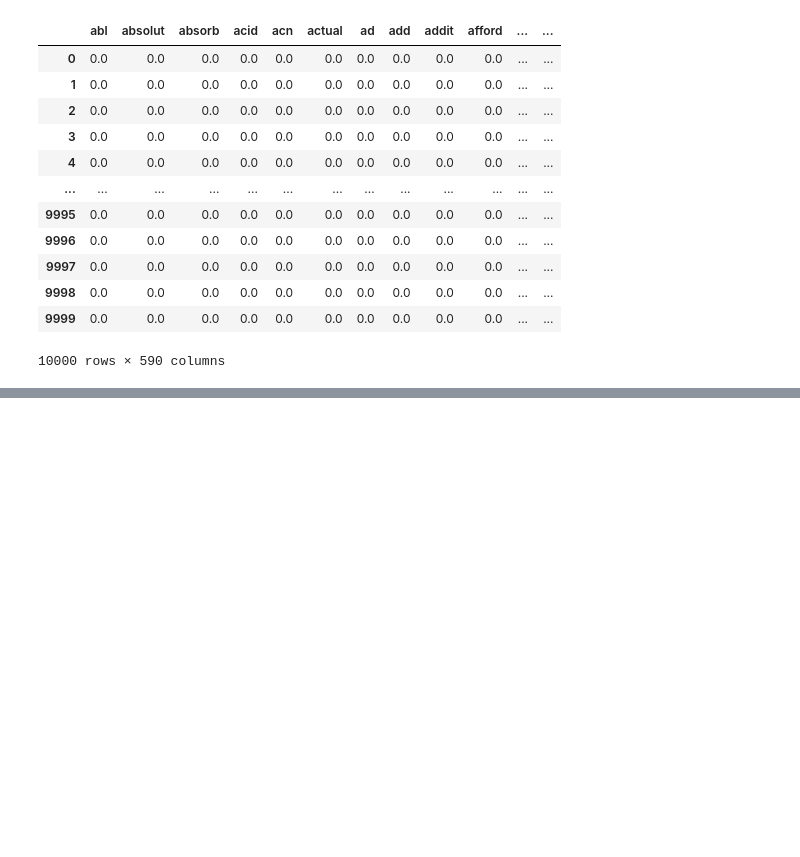
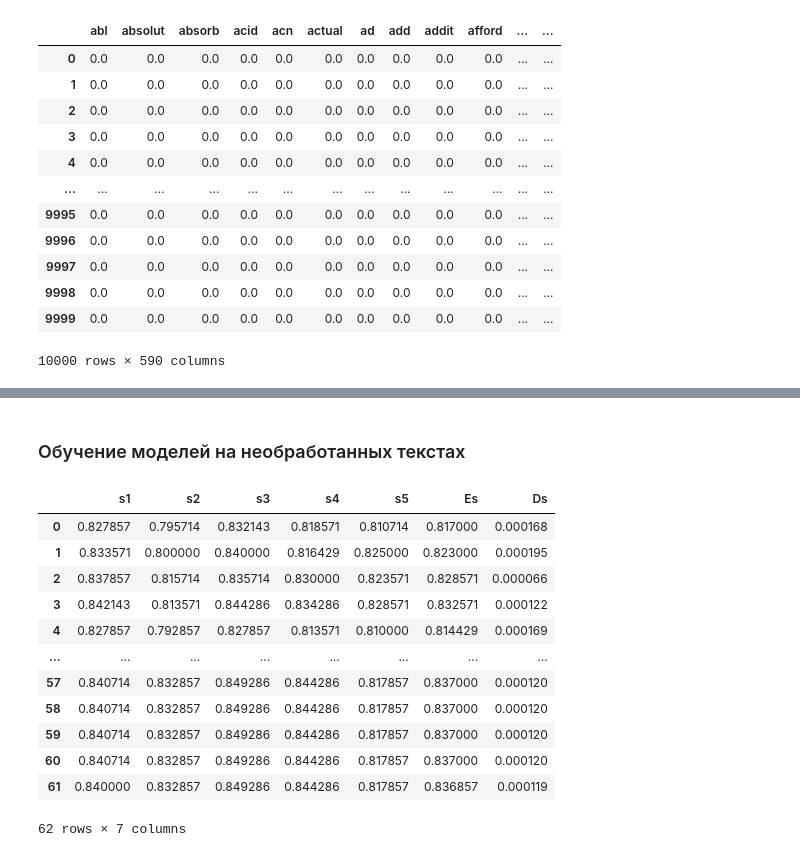
Before and after one commit to vvubbalubba/Task_ISP, a Jupyter notebook: Задание ИСП.ipynb, the cells around one changed output, grey strips where cells are left out. Cells and saved outputs as stored; diff of their text form; code cells hidden in the pictures; blank space fills up the shorter version.

```diff
--- a/Задание ИСП.ipynb
+++ b/Задание ИСП.ipynb
@@ -169,8 +125,0 @@ print(optimizer.best_score_)
-# %%
-# проверка на тесте
-model = optimizer.best_estimator_
-prediction = model.predict(X_test)
-
-from sklearn.metrics import accuracy_score
-score = accuracy_score(y_test, prediction)
-print(score)
@@ -240,8 +125,0 @@ print(optimizer.best_score_)
-# %%
-# проверка на тесте
-model = optimizer.best_estimator_
-prediction = model.predict(X_test)
-
-from sklearn.metrics import accuracy_score
-score = accuracy_score(y_test, prediction)
-print(score)
@@ -249,0 +209,43 @@ print(score)
+# %% [markdown]
+### Обучение моделей на необработанных текстах
+# %%
+import warnings
+warnings.filterwarnings('ignore')
+from sklearn.linear_model import LogisticRegression
+from sklearn.metrics import accuracy_score
+s = np.zeros((62, 7))
+
+for i in range(62):
+    model = LogisticRegression(penalty = params[i][0],
+                               C = params[i][1],
+                               class_weight = params[i][2],
+                               solver = params[i][3])
+
+    k = 0
+    for train_index, test_index in kf.split(untreated_words_train):
+        x_train, x_test = untreated_words_train[train_index], untreated_words_train[test_index]
+        y_train, y_test = overalls_train[train_index], overalls_train[test_index]
+
+        model.fit(x_train, y_train)
+        prediction = model.predict(x_test)
+        s[i][k] = accuracy_score(y_test, prediction)
+        k += 1
+    s[i][5] = np.mean(s[i][:5]) # считаем среднее
+    s[i][6] = np.var(s[i][:5]) # считаем дисперсию
+
+scores = pd.DataFrame(s, columns = ('s1', 's2', 's3', 's4', 's5', 'Es', 'Ds'))
+scores
+# %% [output]
+|  | s1 | s2 | s3 | s4 | s5 | Es | Ds |
+| 0 | 0.827857 | 0.795714 | 0.832143 | 0.818571 | 0.810714 | 0.817000 | 0.000168 |
+| 1 | 0.833571 | 0.800000 | 0.840000 | 0.816429 | 0.825000 | 0.823000 | 0.000195 |
+| 2 | 0.837857 | 0.815714 | 0.835714 | 0.830000 | 0.823571 | 0.828571 | 0.000066 |
+| 3 | 0.842143 | 0.813571 | 0.844286 | 0.834286 | 0.828571 | 0.832571 | 0.000122 |
+| 4 | 0.827857 | 0.792857 | 0.827857 | 0.813571 | 0.810000 | 0.814429 | 0.000169 |
+| ... | ... | ... | ... | ... | ... | ... | ... |
+| 57 | 0.840714 | 0.832857 | 0.849286 | 0.844286 | 0.817857 | 0.837000 | 0.000120 |
+| 58 | 0.840714 | 0.832857 | 0.849286 | 0.844286 | 0.817857 | 0.837000 | 0.000120 |
+| 59 | 0.840714 | 0.832857 | 0.849286 | 0.844286 | 0.817857 | 0.837000 | 0.000120 |
+| 60 | 0.840714 | 0.832857 | 0.849286 | 0.844286 | 0.817857 | 0.837000 | 0.000120 |
+| 61 | 0.840000 | 0.832857 | 0.849286 | 0.844286 | 0.817857 | 0.836857 | 0.000119 |
+62 rows × 7 columns
```
Also changed, not shown: parts of 25 cells of this notebook.
